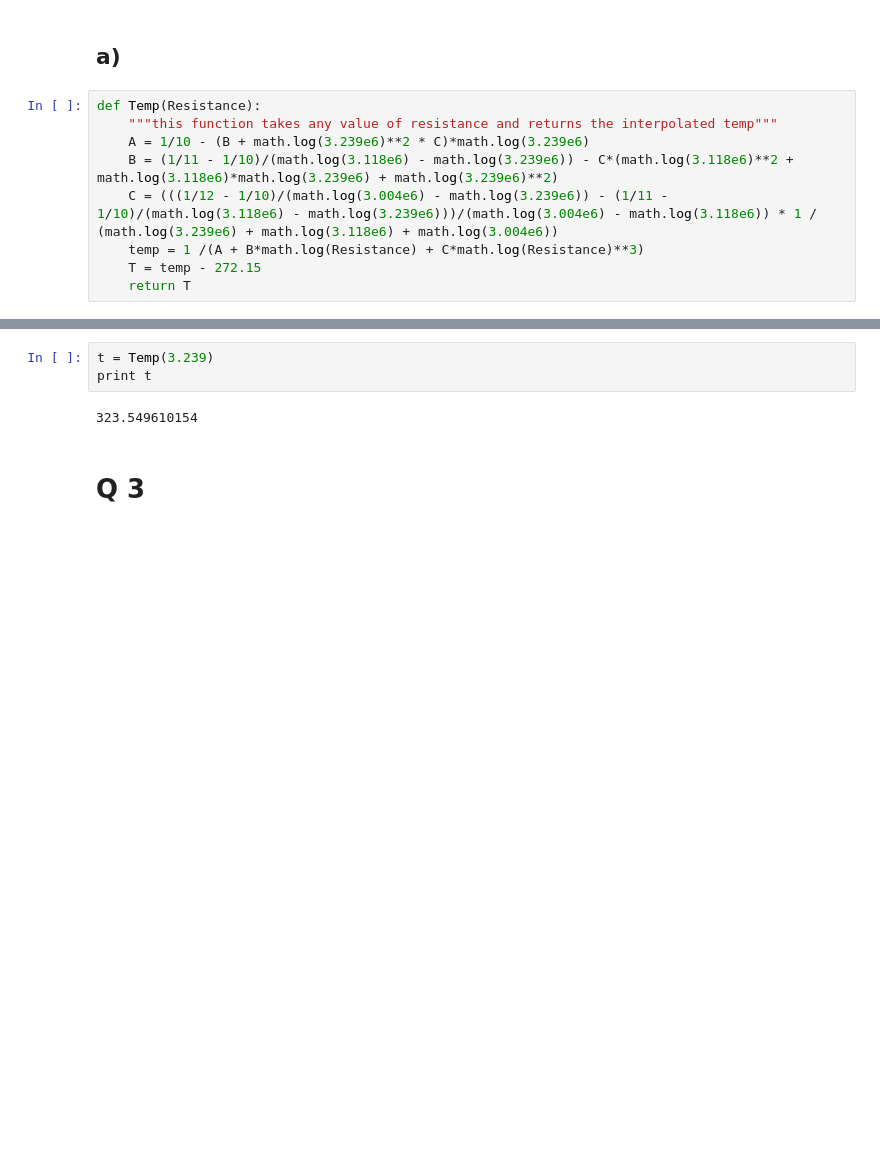
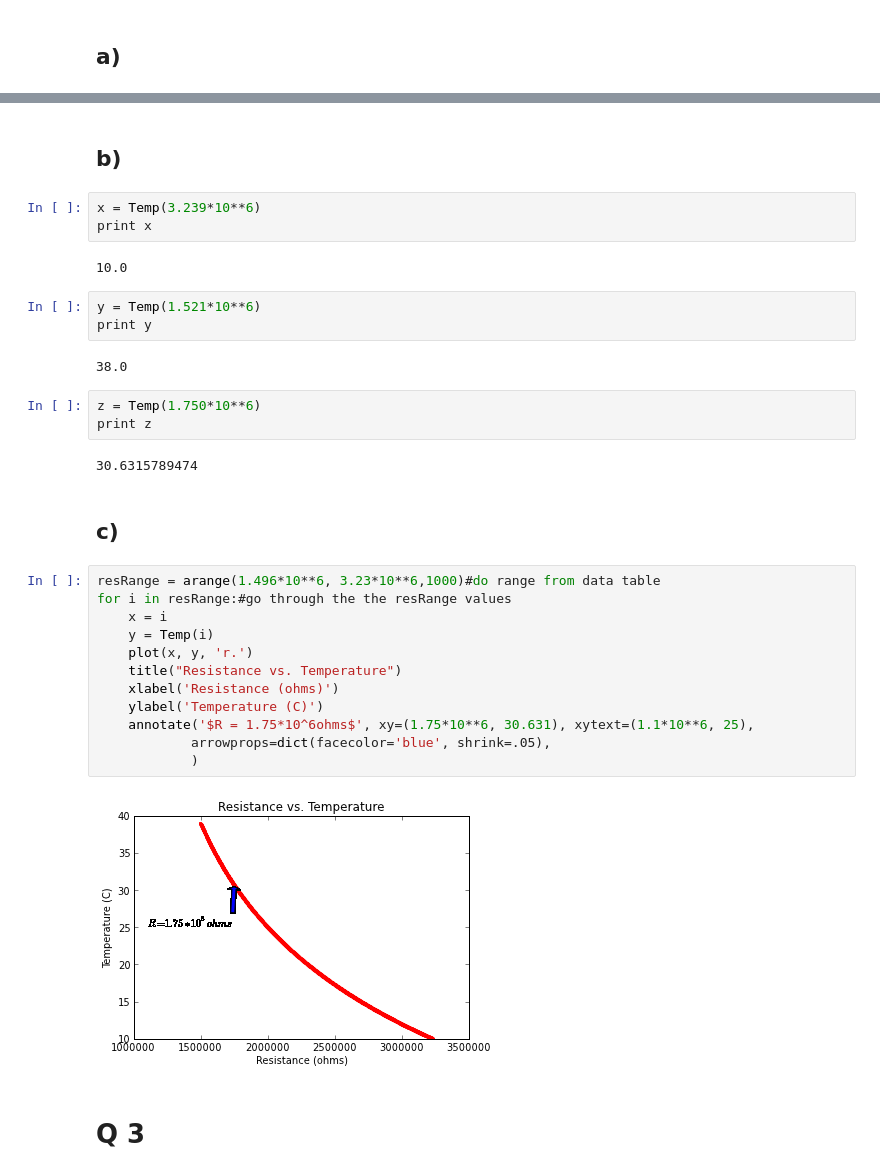
Before and after one commit to kreyno10/PHYS202-S13, a Jupyter notebook: Week4/Exercises 3 HW.ipynb, the cells around one changed output, grey strips where cells are left out. Drawn from its saved outputs; the diff is of its cells as text; blank space fills up the shorter version.

```diff
--- a/Week4/Exercises 3 HW.ipynb
+++ b/Week4/Exercises 3 HW.ipynb
@@ -63,12 +63,3 @@ Question 2
 # %% [markdown]
 a)
 -
-# %%
-def Temp(Resistance):
-    """this function takes any value of resistance and returns the interpolated temp"""
-    A = 1/10 - (B + math.log(3.239e6)**2 * C)*math.log(3.239e6)
-    B = (1/11 - 1/10)/(math.log(3.118e6) - math.log(3.239e6)) - C*(math.log(3.118e6)**2 + math.log(3.118e6)*math.log(3.239e6) + math.log(3.239e6)**2)
-    C = (((1/12 - 1/10)/(math.log(3.004e6) - math.log(3.239e6)) - (1/11 - 1/10)/(math.log(3.118e6) - math.log(3.239e6)))/(math.log(3.004e6) - math.log(3.118e6)) * 1 / (math.log(3.239e6) + math.log(3.118e6) + math.log(3.004e6))
-    temp = 1 /(A + B*math.log(Resistance) + C*math.log(Resistance)**3)
-    T = temp - 272.15
-    return T
@@ -77,8 +74,38 @@ SyntaxError: invalid syntax (<ipython-input-24-0d81848d60ef>, line 6)
+# %% [markdown]
+b)
+--
 # %%
-t = Temp(3.239)
-print t
+x = Temp(3.239*10**6)
+print x
 # %% [output]
-323.549610154
+10.0
+# %%
+y = Temp(1.521*10**6)
+print y
+# %% [output]
+38.0
+# %%
+z = Temp(1.750*10**6)
+print z
+# %% [output]
+30.6315789474
+# %% [markdown]
+c)
+--
+# %%
+resRange = arange(1.496*10**6, 3.23*10**6,1000)#do range from data table
+for i in resRange:#go through the the resRange values
+    x = i
+    y = Temp(i)
+    plot(x, y, 'r.')
+    title("Resistance vs. Temperature")
+    xlabel('Resistance (ohms)')
+    ylabel('Temperature (C)')
+    annotate('$R = 1.75*10^6ohms$', xy=(1.75*10**6, 30.631), xytext=(1.1*10**6, 25),
+            arrowprops=dict(facecolor='blue', shrink=.05),
+            )
+# %% [output]
+[figure, added]
 # %% [markdown]
 Q 3
 =
```
Also changed, not shown: parts of 10 cells of this notebook.
